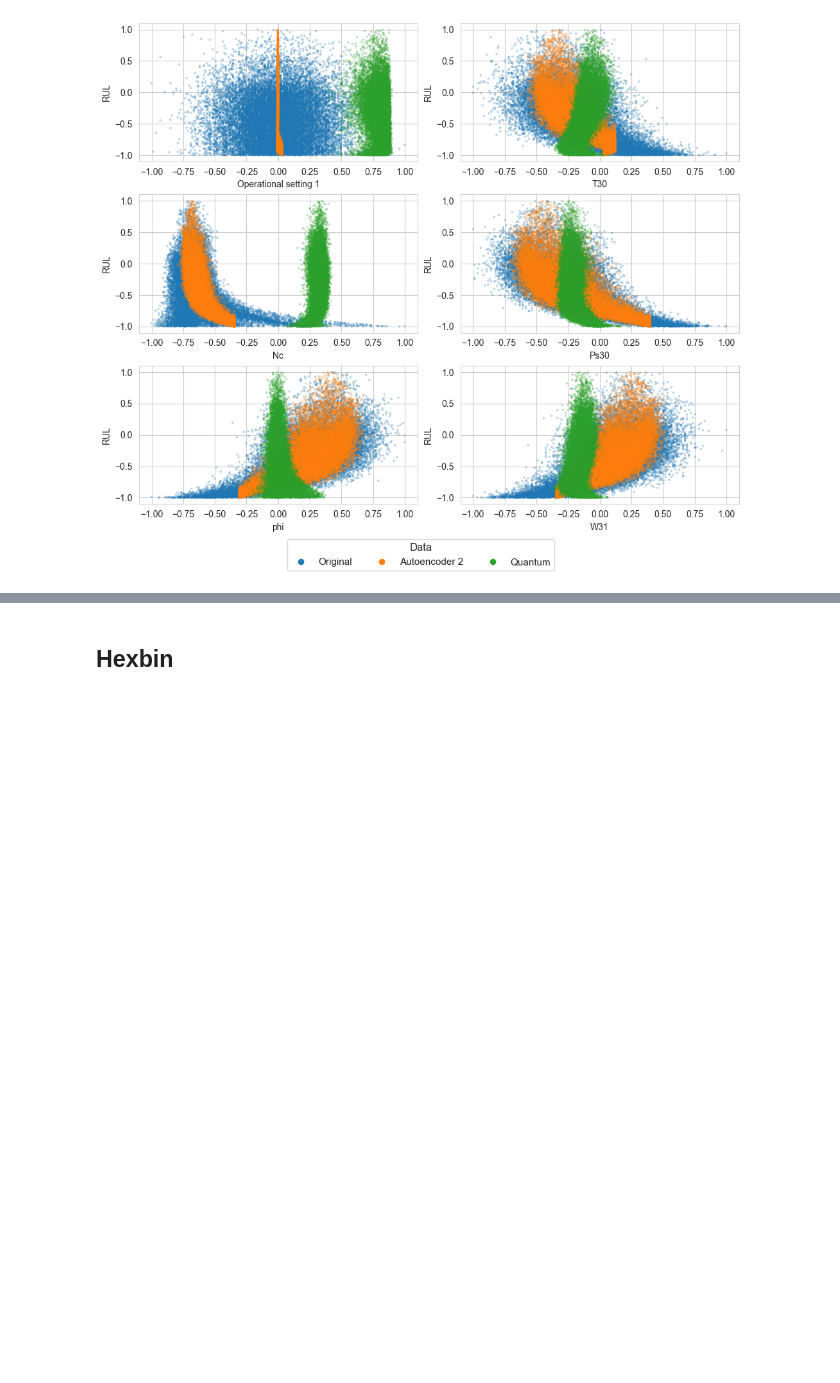
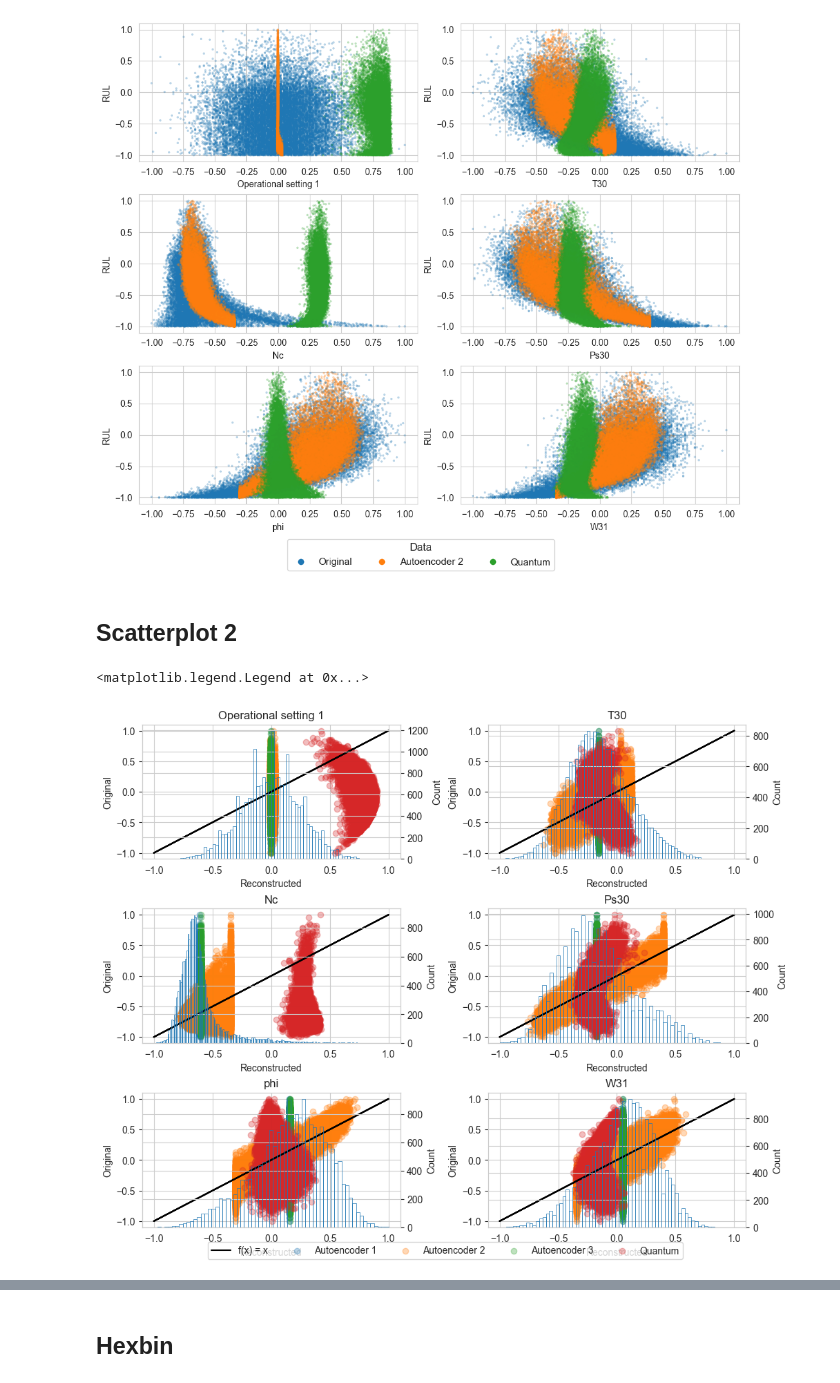
Before and after one commit to MathiaFiorelli/Praca-dyplomowa, a Jupyter notebook: Code/Model Analysis.ipynb, the cells around one changed output, grey strips where cells are left out. Saved outputs shown, nothing was run; the diff lists cells and outputs as text; code cells hidden in the pictures; blank space fills up the shorter version.

```diff
--- a/Code/Model Analysis.ipynb
+++ b/Code/Model Analysis.ipynb
@@ -811,3 +810,41 @@ fig.legend(
 fig.savefig(f'{filepath}/Pisanie/Latex/Output/Model_Analysis/AE_vs_original_scatter.png', dpi=300,  bbox_inches='tight')
 # %% [output]
 [figure]
+# %% [markdown]
+## Scatterplot 2
+# %%
+fig, axes = plt.subplots(nrows=3, ncols=2,
+                         figsize=(10, 8),
+                         layout='constrained')
+
+df_recon_ae1 = models_dict['Autoencoder 2']['Reconstructed DF']
+for model in models_dict.keys():
+    df_recon = models_dict[model]['Reconstructed DF']
+    for i, (ax, feature) in enumerate(zip(axes.flat, df.columns)):
+
+        ax.plot([-1,1],
+                [-1,1],
+                label = 'f(x) = x' if i == 0 and model ==list(models_dict.keys())[0] else None,
+                c='black'
+                )
+
+        ax.scatter(x=df_recon[feature],
+                   y=df[feature],
+                   alpha = 0.3,
+                   label=model if i == 0 else None
+                   )
+
+        if model ==list(models_dict.keys())[0]:
+            ax.set_title(feature)
+            ax.set_xlabel('Reconstructed')
+            ax.set_ylabel('Original')
+            ax2 = ax.twinx()
+            sns.histplot(data=df_original,x=feature,fill=False)
+
+
+
+    #fig.savefig(f'{filepath}/Pisanie/Latex/Output/Model_Analysis/AE_vs_original_scatter.png', dpi=300,  bbox_inches='tight')
+fig.legend(loc='lower center', ncol=5)
+# %% [output]
+<matplotlib.legend.Legend at 0x...>
+[figure, added]
```
Also changed, not shown: parts of 4 cells of this notebook.
